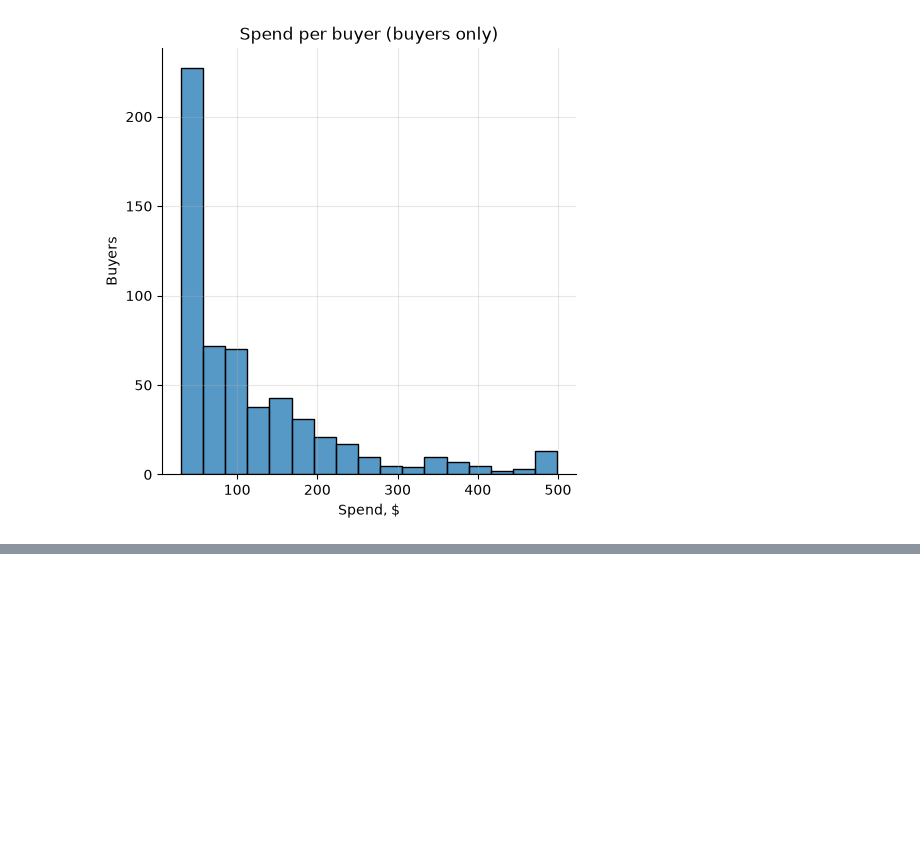
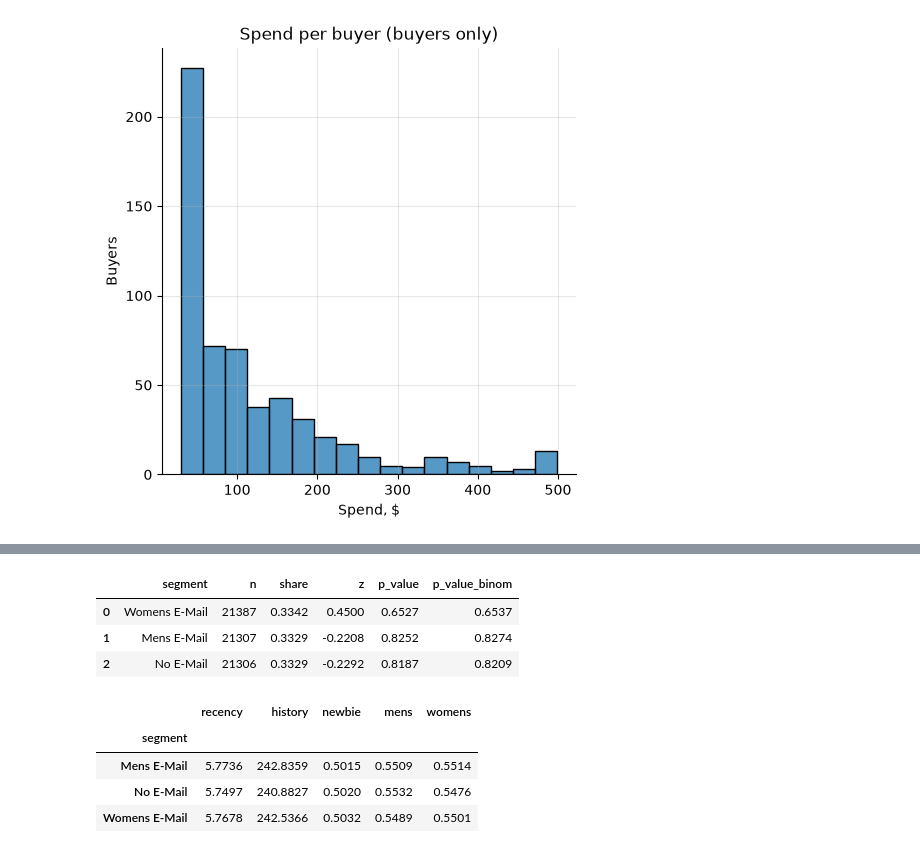
Before and after one commit to TemurRikhsitillaev/hillstrom-ab-test, a Jupyter notebook: notebook/hillstrom_ab_test.ipynb, the cells around one changed output, grey strips where cells are left out. Cells and saved outputs as stored; diff of their text form; code cells hidden in the pictures; blank space fills up the shorter version.

```diff
--- a/notebook/hillstrom_ab_test.ipynb
+++ b/notebook/hillstrom_ab_test.ipynb
@@ -345,0 +363,32 @@ Both emails show higher values than the control group; the men's email is the hi
+# %%
+n = len(df)
+p0 = 1/3
+SE = np.sqrt(p0 * (1 - p0) / n)
+rows = []
+for key, value in df['segment'].value_counts().items():
+    p_hat = value / n
+    z = (p_hat - p0) / SE
+    rows.append({
+        'segment': key,
+        'n': value,
+        'share': p_hat,
+        'z': z,
+        'p_value': 2 * norm.sf(abs(z)),
+        'p_value_binom': stats.binomtest(value, n, p0).pvalue
+    })
+pd.DataFrame(rows).round(4)
+
+# p-value > 0.001, no SRM
+# %% [output]
+|  | segment | n | share | z | p_value | p_value_binom |
+| 0 | Womens E-Mail | 21387 | 0.3342 | 0.4500 | 0.6527 | 0.6537 |
+| 1 | Mens E-Mail | 21307 | 0.3329 | -0.2208 | 0.8252 | 0.8274 |
+| 2 | No E-Mail | 21306 | 0.3329 | -0.2292 | 0.8187 | 0.8209 |
+# %%
+df.groupby('segment')[['recency', 'history', 'newbie', 'mens', 'womens']].mean().round(4)
+# %% [output]
+|  | recency | history | newbie | mens | womens |
+| segment |  |  |  |  |  |
+| Mens E-Mail | 5.7736 | 242.8359 | 0.5015 | 0.5509 | 0.5514 |
+| No E-Mail | 5.7497 | 240.8827 | 0.5020 | 0.5532 | 0.5476 |
+| Womens E-Mail | 5.7678 | 242.5366 | 0.5032 | 0.5489 | 0.5501 |
```
Also changed, not shown: parts of 15 cells of this notebook.
